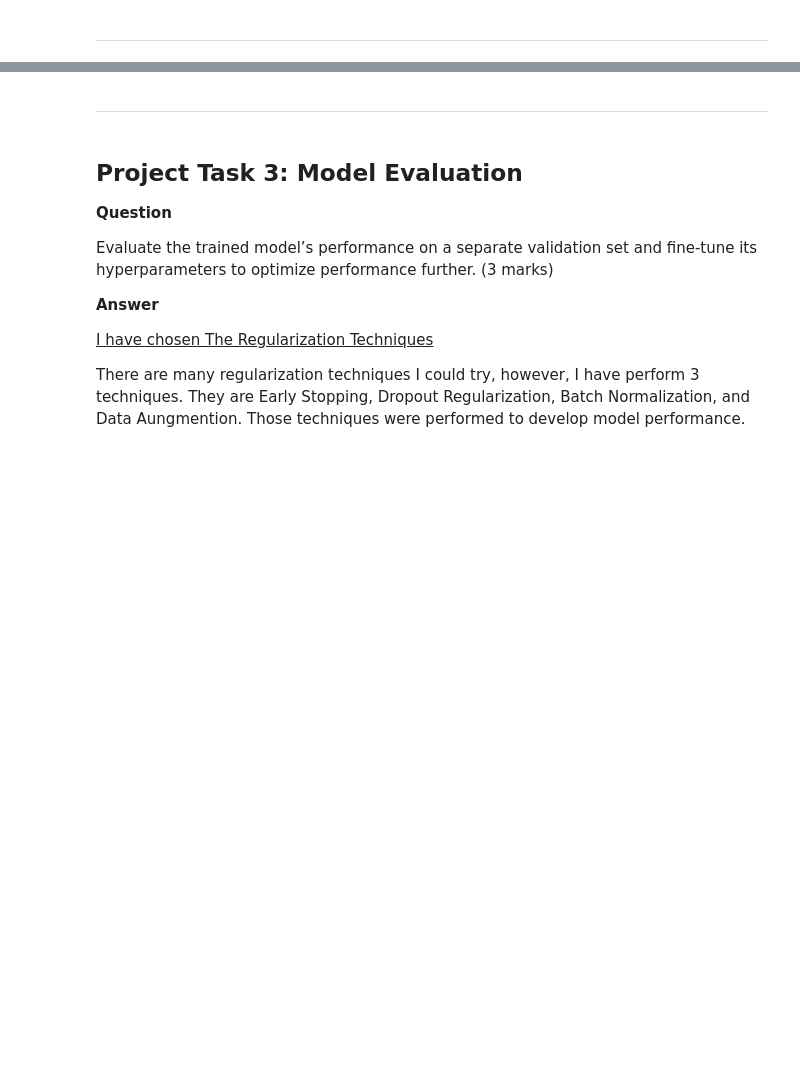
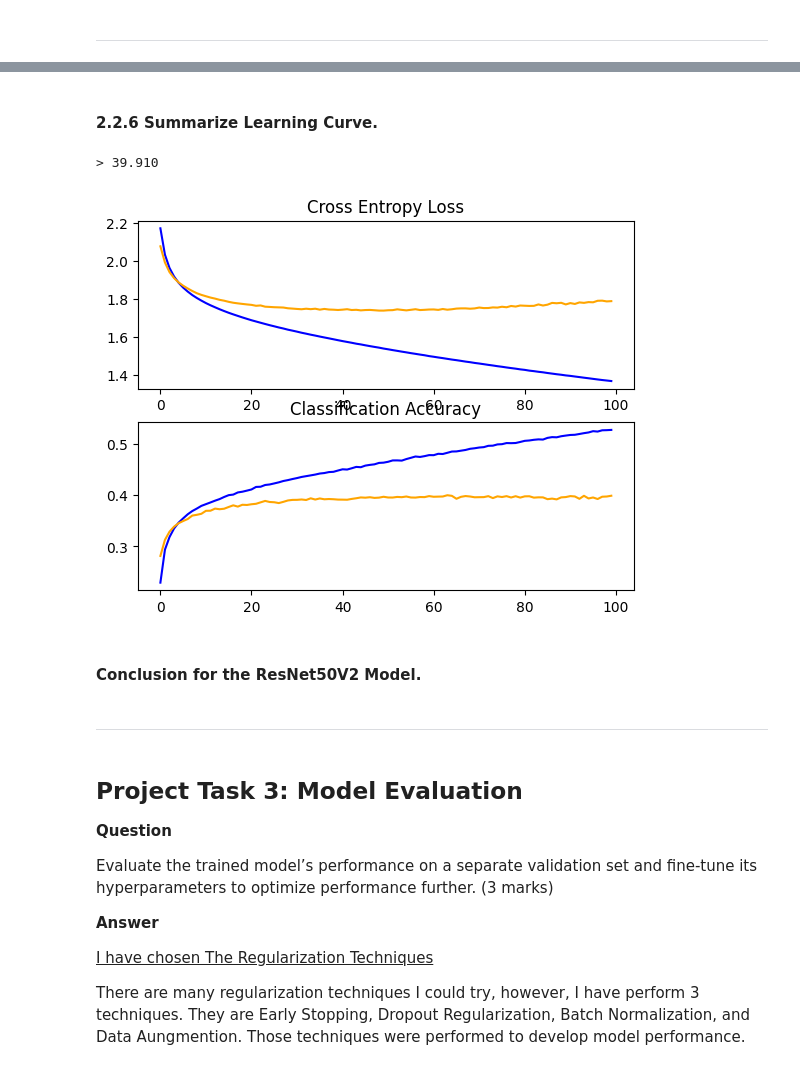
Before and after one commit to wk-bootdee/Demi-project-ML, a Jupyter notebook: Copy_of_Demi_project_final.ipynb, the cells around one changed output, grey strips where cells are left out. Saved outputs shown, nothing was run; the diff lists cells and outputs as text; code cells hidden in the pictures; blank space fills up the shorter version.

```diff
--- a/Copy_of_Demi_project_final.ipynb
+++ b/Copy_of_Demi_project_final.ipynb
@@ -388,3 +403,15 @@ KeyboardInterrupt:
+# %% [markdown]
+#### **2.2.6 Summarize Learning Curve.**
+# %%
+ _, acc = model.evaluate(x_test, y_test, verbose=0)
+ print('> %.3f' % (acc * 100.0))
+ # learning curves
+ summarize_diagnostics(history)
+# %% [output]
+> 39.910
+[figure, added]
+# %% [markdown]
+#### **Conclusion for the ResNet50V2 Model.**
 # %% [markdown]
 ---
 # %% [markdown]
```
Also changed, not shown: parts of 23 cells of this notebook.
